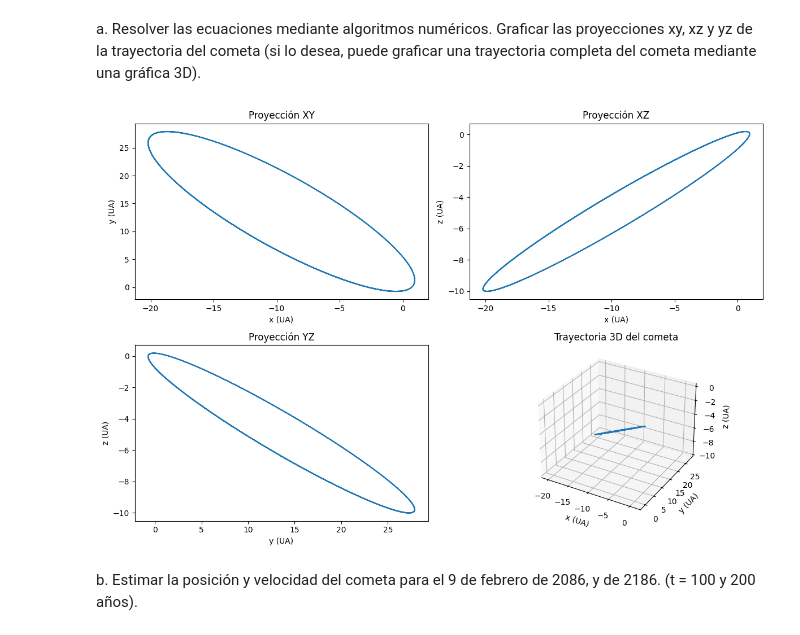
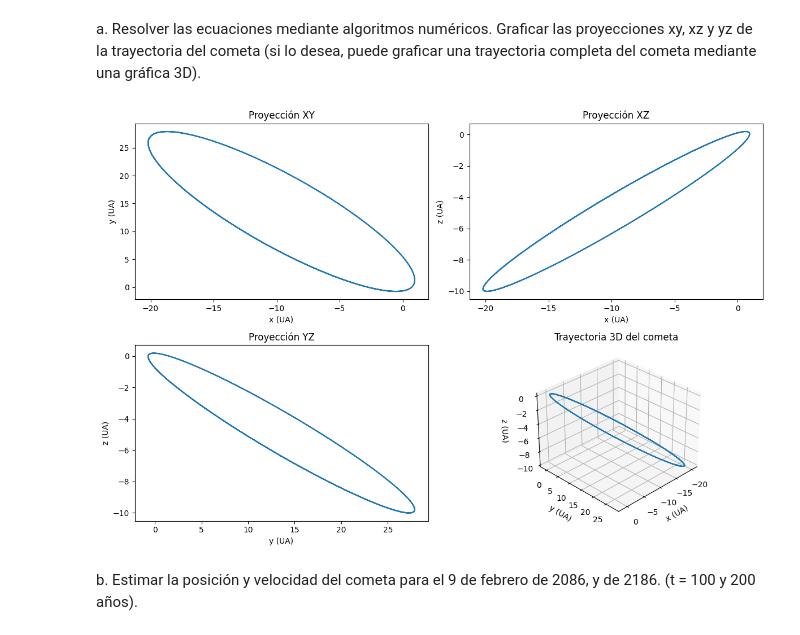
Before and after one commit to pabloozamora/UVG_Modsim_Lab_3, a Jupyter notebook: ejercicio_4.ipynb, the cells around one changed output. Cells and saved outputs as stored; diff of their text form; code cells hidden in the pictures.

Commit message:
Fix 3d plot perspective

```diff
--- a/ejercicio_4.ipynb
+++ b/ejercicio_4.ipynb
@@ -68,34 +68,36 @@ plt.subplot(2, 2, 1)
 plt.plot(x, y)
 plt.xlabel('x (UA)')
 plt.ylabel('y (UA)')
 plt.title('Proyección XY')
 
 # xz
 plt.subplot(2, 2, 2)
 plt.plot(x, z)
 plt.xlabel('x (UA)')
 plt.ylabel('z (UA)')
 plt.title('Proyección XZ')
 
 # yz
 plt.subplot(2, 2, 3)
 plt.plot(y, z)
 plt.xlabel('y (UA)')
 plt.ylabel('z (UA)')
 plt.title('Proyección YZ')
 
 # Trayectoria completa
 ax = plt.subplot(2, 2, 4, projection='3d')
 ax.plot3D(x, y, z)
 ax.set_xlabel('x (UA)')
 ax.set_ylabel('y (UA)')
 ax.set_zlabel('z (UA)')
 ax.set_title('Trayectoria 3D del cometa')
 
+ax.view_init(elev=30, azim=45)
+
 plt.tight_layout()
 plt.show()
 # %% [output]
-[figure, old version]
+[figure, new version]
 # %% [markdown]
 b. Estimar la posición y velocidad del cometa para el 9 de febrero de 2086, y de 2186.
 (t = 100 y 200 años).
```
